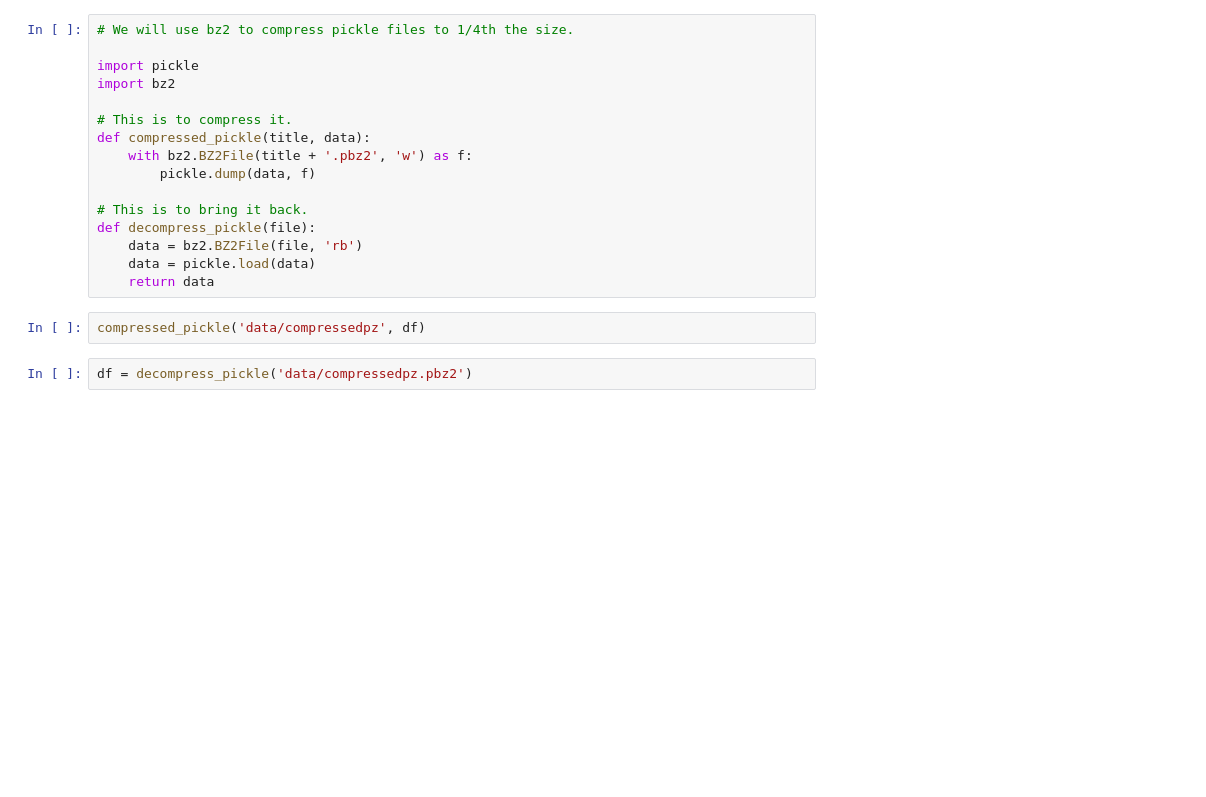
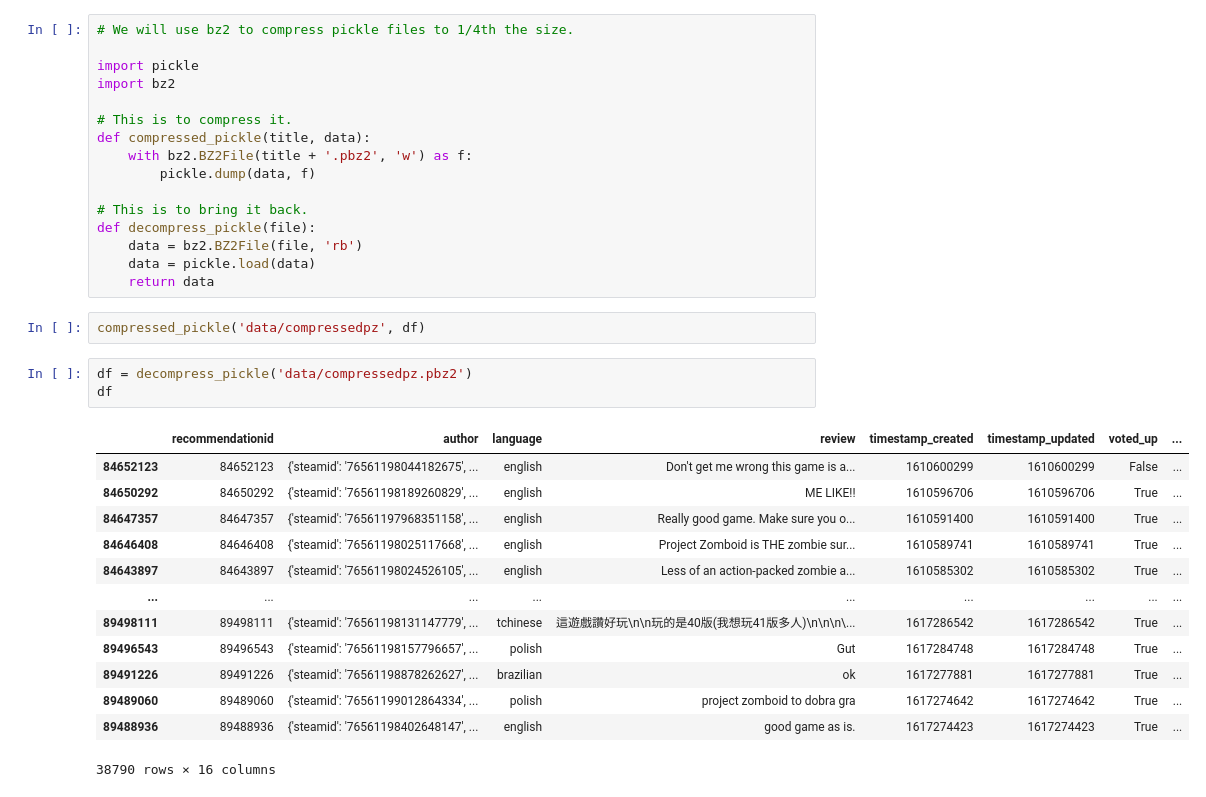
Before and after one commit to Moses-Lin/projectzomboidtimeseries, a Jupyter notebook: steamapiscraper.ipynb, the cells around one changed output. Saved outputs shown, nothing was run; the diff lists cells and outputs as text; blank space fills up the shorter version.

```diff
--- a/steamapiscraper.ipynb
+++ b/steamapiscraper.ipynb
@@ -78,3 +76,18 @@ def decompress_pickle(file):
 compressed_pickle('data/compressedpz', df)
 # %%
 df = decompress_pickle('data/compressedpz.pbz2')
+df
+# %% [output]
+|  | recommendationid | author | language | review | timestamp_created | timestamp_updated | voted_up | ... |
+| 84652123 | 84652123 | {'steamid': '76561198044182675', ... | english | Don't get me wrong this game is a... | 1610600299 | 1610600299 | False | ... |
+| 84650292 | 84650292 | {'steamid': '76561198189260829', ... | english | ME LIKE!! | 1610596706 | 1610596706 | True | ... |
+| 84647357 | 84647357 | {'steamid': '76561197968351158', ... | english | Really good game. Make sure you o... | 1610591400 | 1610591400 | True | ... |
+| 84646408 | 84646408 | {'steamid': '76561198025117668', ... | english | Project Zomboid is THE zombie sur... | 1610589741 | 1610589741 | True | ... |
+| 84643897 | 84643897 | {'steamid': '76561198024526105', ... | english | Less of an action-packed zombie a... | 1610585302 | 1610585302 | True | ... |
+| ... | ... | ... | ... | ... | ... | ... | ... | ... |
+| 89498111 | 89498111 | {'steamid': '76561198131147779', ... | tchinese | 這遊戲讚好玩\n\n玩的是40版(我想玩41版多人)\n\n\n\... | 1617286542 | 1617286542 | True | ... |
+| 89496543 | 89496543 | {'steamid': '76561198157796657', ... | polish | Gut | 1617284748 | 1617284748 | True | ... |
+| 89491226 | 89491226 | {'steamid': '76561198878262627', ... | brazilian | ok | 1617277881 | 1617277881 | True | ... |
+| 89489060 | 89489060 | {'steamid': '76561199012864334', ... | polish | project zomboid to dobra gra | 1617274642 | 1617274642 | True | ... |
+| 89488936 | 89488936 | {'steamid': '76561198402648147', ... | english | good game as is. | 1617274423 | 1617274423 | True | ... |
+38790 rows × 16 columns
```
Also changed, not shown: parts of 3 cells of this notebook, 2 other files.
